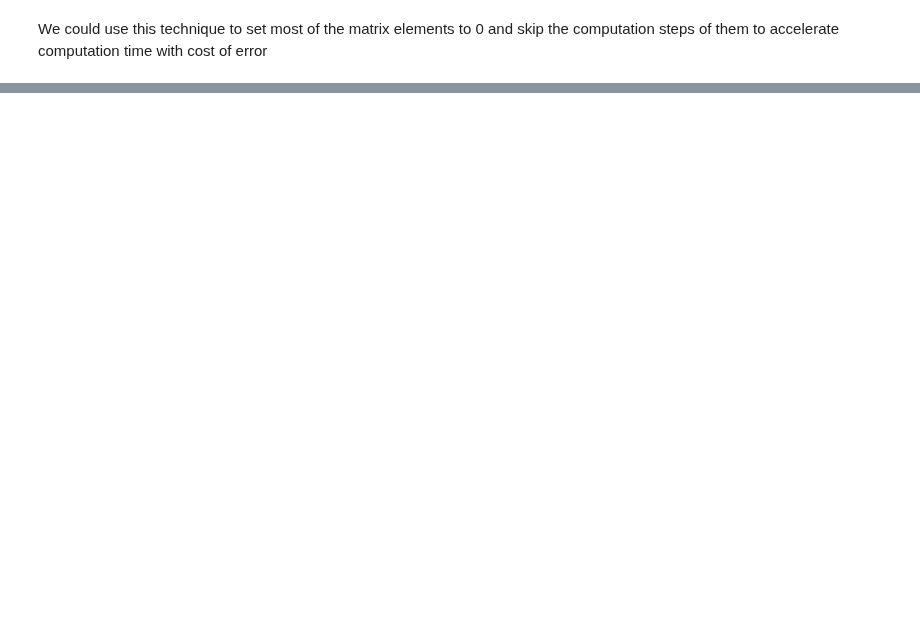
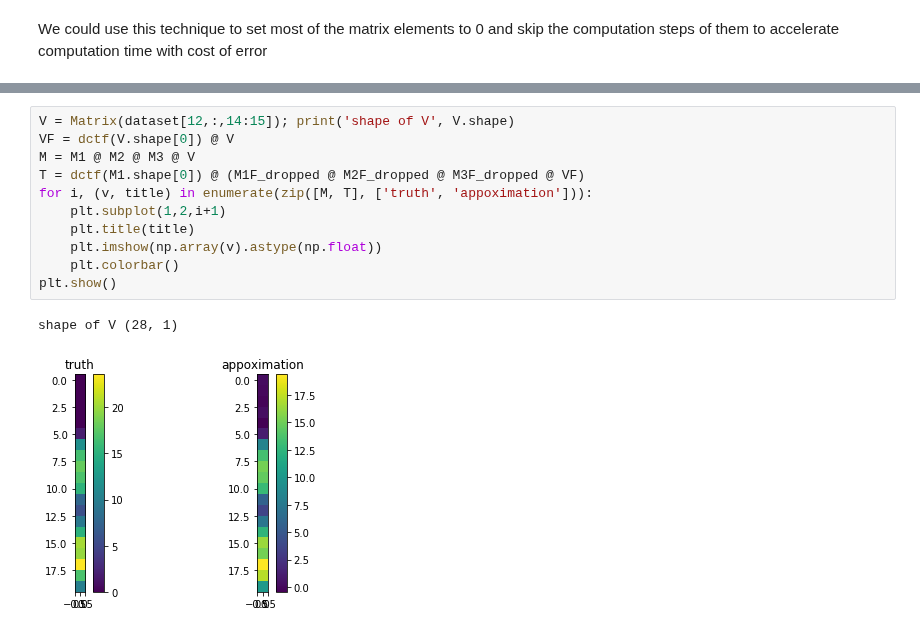
Before and after one commit to mammalwong/ml-study, a Jupyter notebook: accelerated-matrix-ops-approxiation.ipynb, the cells around one changed output, grey strips where cells are left out. Saved outputs shown, nothing was run; the diff lists cells and outputs as text; blank space fills up the shorter version.

```diff
--- a/accelerated-matrix-ops-approxiation.ipynb
+++ b/accelerated-matrix-ops-approxiation.ipynb
@@ -94,0 +92,14 @@ We could use this technique to set most of the matrix elements to 0 and skip the
+# %%
+V = Matrix(dataset[12,:,14:15]); print('shape of V', V.shape)
+VF = dctf(V.shape[0]) @ V
+M = M1 @ M2 @ M3 @ V
+T = dctf(M1.shape[0]) @ (M1F_dropped @ M2F_dropped @ M3F_dropped @ VF)
+for i, (v, title) in enumerate(zip([M, T], ['truth', 'appoximation'])):
+    plt.subplot(1,2,i+1)
+    plt.title(title)
+    plt.imshow(np.array(v).astype(np.float))
+    plt.colorbar()
+plt.show()
+# %% [output]
+shape of V (28, 1)
+[figure, added]
```
Also changed, not shown: parts of 14 cells of this notebook.
